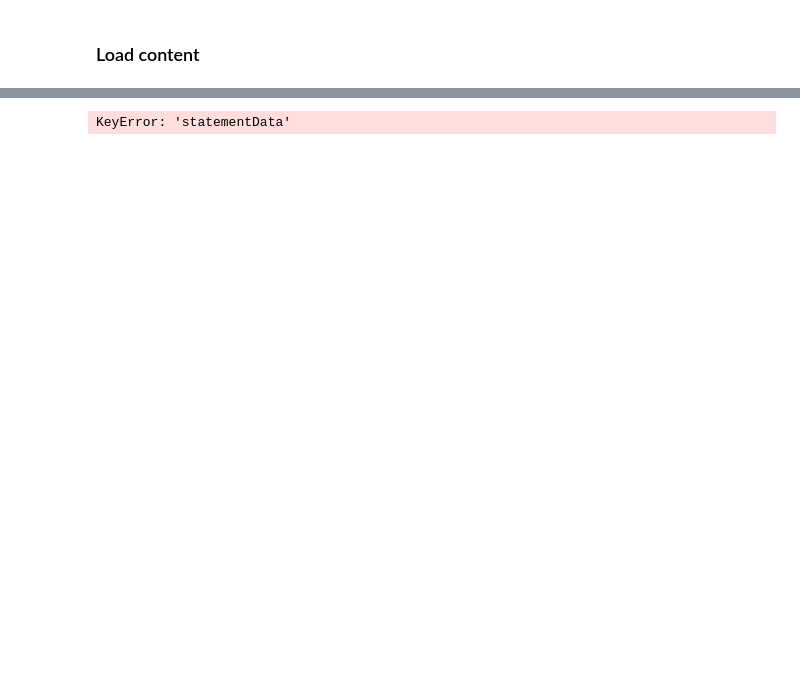
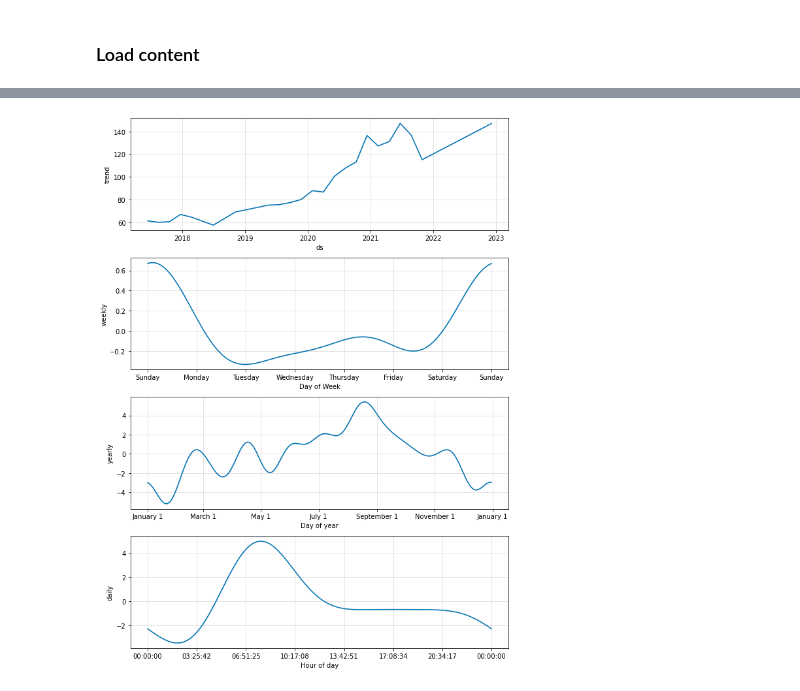
Before and after one commit to IvanMaksimov44/BDIN, a Jupyter notebook: code/first_jupyter.ipynb, the cells around one changed output, grey strips where cells are left out. Saved outputs shown, nothing was run; the diff lists cells and outputs as text; code cells hidden in the pictures; blank space fills up the shorter version.

```diff
--- a/code/first_jupyter.ipynb
+++ b/code/first_jupyter.ipynb
@@ -48,0 +177,5 @@ df_stock
+# %%
+# Python
+fig2 = m.plot_components(forecast)
+# %% [output]
+[figure, added]
@@ -49,7 +192,5 @@ df_stock
 # %%
-df_stock["statementData"][3]
+#df_stock["statementData"][3]
-# %% [output]
-KeyError: 'statementData'
 # %%
 ### Create a database of unwanted dates i.e. when the exchange was halted due to
 ### public holidays, etc. for data pre-processing
```
Also changed, not shown: parts of 46 cells of this notebook, 2 other files.
